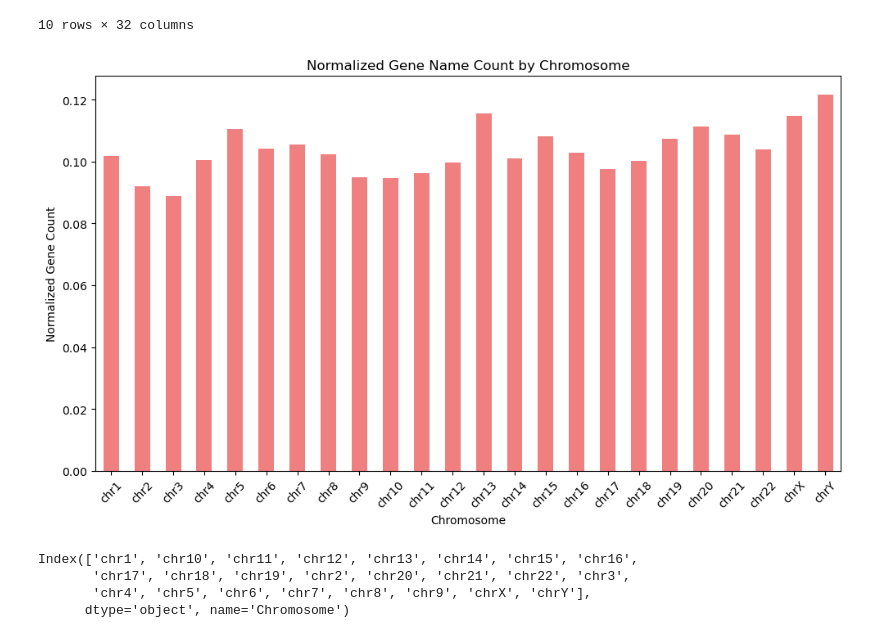
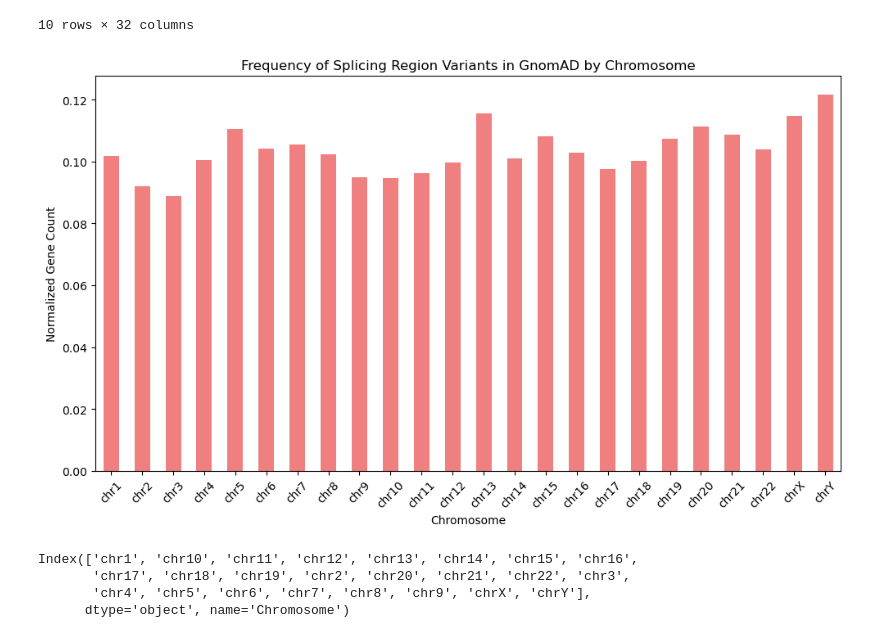
Before and after one commit to yuxinsun-wpi/gnomRegulatory, a Jupyter notebook: gnomad-chr-splicing_region_variants.ipynb, the cells around one changed output. Saved outputs shown, nothing was run; the diff lists cells and outputs as text; code cells hidden in the pictures.

```diff
--- a/gnomad-chr-splicing_region_variants.ipynb
+++ b/gnomad-chr-splicing_region_variants.ipynb
@@ -47,32 +47,39 @@ gnom_df.head(10)
 | 9 | 9 | chr1 | 13049 | rs1639583754 | AT | A | 1 | 124686 | ... |
 | 10 | 10 | chr1 | 13052 | rs1490953354 | G | C | 4 | 125182 | ... |
 10 rows × 32 columns
-# %%
-import matplotlib.pyplot as plt
-
-# Extract the numeric part of chromosome labels for sorting, including special cases for 'X', 'Y', and 'MT'
-chromosome_numeric = normalized_gene_count.index.to_series().apply(
-    lambda x: int(x[3:]) if x[3:].isdigit() else (23 if x[3:] == 'X' else (24 if x[3:] == 'Y' else 25))
-)
-
-# Sort by the numeric values but retain the original 'chromo' labels
-normalized_gene_count = normalized_gene_count.iloc[chromosome_numeric.argsort()]
-
-# Plot the normalized gene name count by chromosome (with original labels)
-plt.figure(figsize=(10, 6))
-normalized_gene_count.plot(kind='bar', color='lightcoral')
-
-# Add labels and title
-plt.title('Frequency of Splicing Region Variants in GnomAD by Chromosome')
-plt.xlabel('Chromosome')
-plt.ylabel('Normalized Gene Count')
-
-# Show the plot with properly sorted 'chr' labels
-plt.xticks(rotation=45)
-plt.tight_layout()
-plt.show()
-# %% [output]
-[figure, removed]
+# %%
+# Group by 'chromo' and count the number of variants (rows) for each chromosome
+variants_by_chromo = gnom_df.groupby('Chromosome').size()
+
+# Group by 'chromo' and count the number of unique gene names for each chromosome
+genename_count_by_chromo = gnom_df.groupby('Chromosome')['Position'].nunique()
+
+# Normalize gene name counts by the number of variants for each chromosome
+normalized_gene_count = genename_count_by_chromo / variants_by_chromo
+
+# Extract the numeric part of chromosome labels for sorting, including special cases for 'X', 'Y', and 'MT'
+chromosome_numeric = normalized_gene_count.index.to_series().apply(
+    lambda x: int(x[3:]) if x[3:].isdigit() else (23 if x[3:] == 'X' else (24 if x[3:] == 'Y' else 25))
+)
+
+# Sort by the numeric values but retain the original 'chromo' labels
+normalized_gene_count = normalized_gene_count.iloc[chromosome_numeric.argsort()]
+
+# Plot the normalized gene name count by chromosome (with original labels)
+plt.figure(figsize=(10, 6))
+normalized_gene_count.plot(kind='bar', color='lightcoral')
+
+# Add labels and title
+plt.title('Frequency of Splicing Region Variants in GnomAD by Chromosome')
+plt.xlabel('Chromosome')
+plt.ylabel('Normalized Gene Count')
+
+# Show the plot with properly sorted 'chr' labels
+plt.xticks(rotation=45)
+plt.tight_layout()
+plt.show()
+# %% [output]
+[figure, added]
 # %%
 normalized_gene_count.index
 # %% [output]
```
Also changed, not shown: parts of 4 cells of this notebook.
